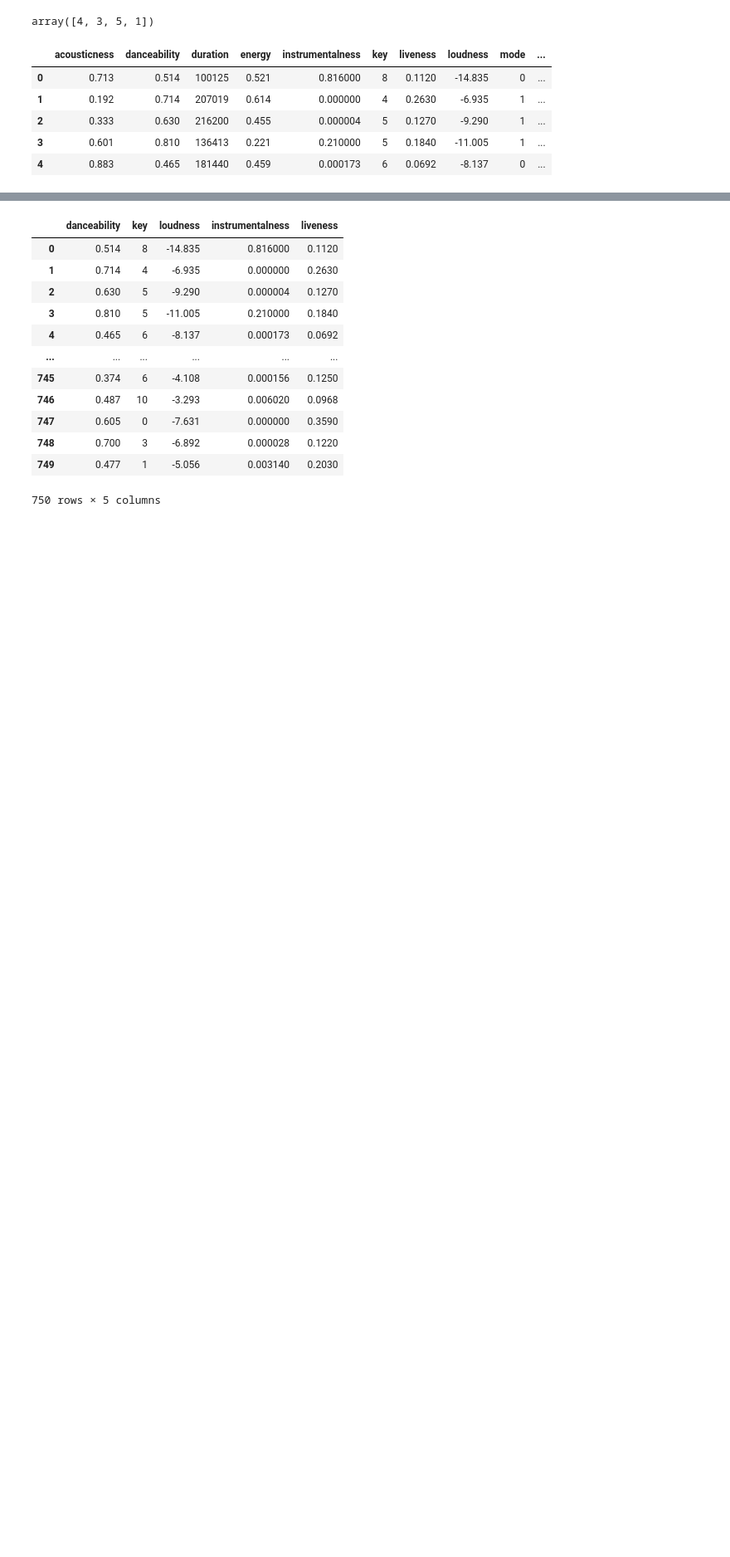
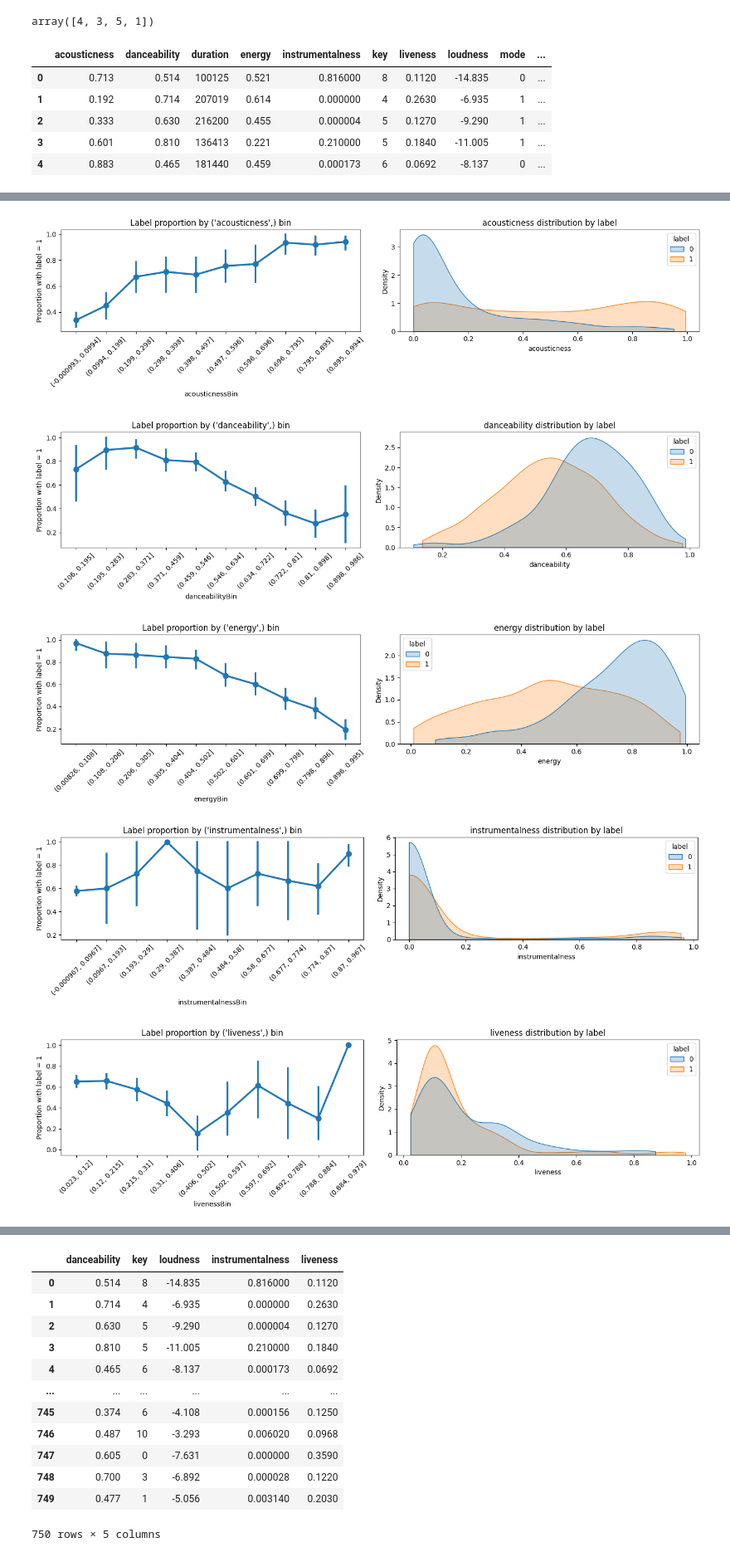
Before and after one commit to srkatsaras/FRTN65---Code-and-Notebooks, a Jupyter notebook: lab_song_classification.ipynb, the cells around one changed output, grey strips where cells are left out. Shown at 83% size. Cells and saved outputs as stored; diff of their text form; code cells hidden in the pictures; blank space fills up the shorter version.

```diff
--- a/lab_song_classification.ipynb
+++ b/lab_song_classification.ipynb
@@ -152,0 +168,36 @@ plt.xlim([train['time_signature'].min(), train['time_signature'].max()+1])
+# %%
+for name in ['acousticnessBin','danceabilityBin','energyBin','instrumentalnessBin','livenessBin','loudnessBin','speechinessBin','tempoBin','valenceBin','durationBin']:
+  fig, axes = plt.subplots(1, 2, figsize=(14, 4))
+
+  sns.pointplot(
+      data=train,
+      x=name,
+      y='label',
+      errorbar=('ci', 95),
+      ax=axes[0]
+  )
+  axes[0].set(
+      title=f'Label proportion by {name[0:-3],} bin',
+      ylabel='Proportion with label = 1'
+  )
+  axes[0].tick_params(axis='x', rotation=45)
+
+  sns.kdeplot(
+      data=train,
+      x=name[0:-3],
+      hue='label',
+      fill=True,
+      common_norm=False,
+      cut=0,
+      ax=axes[1]
+  )
+  axes[1].set(title=f'{name[0:-3]} distribution by label')
+
+  fig.tight_layout()
+  plt.show()
+# %% [output]
+[figure, added]
+[figure, added]
+[figure, added]
+[figure, added]
+[figure, added]
```
Also changed, not shown: parts of 8 cells of this notebook.
